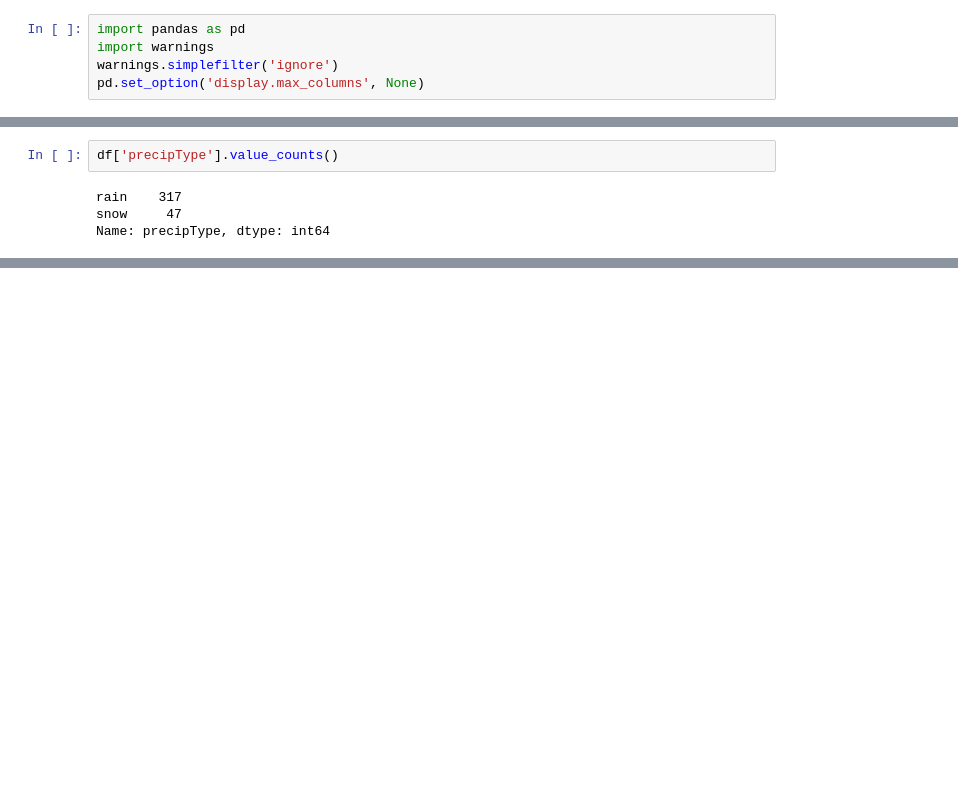
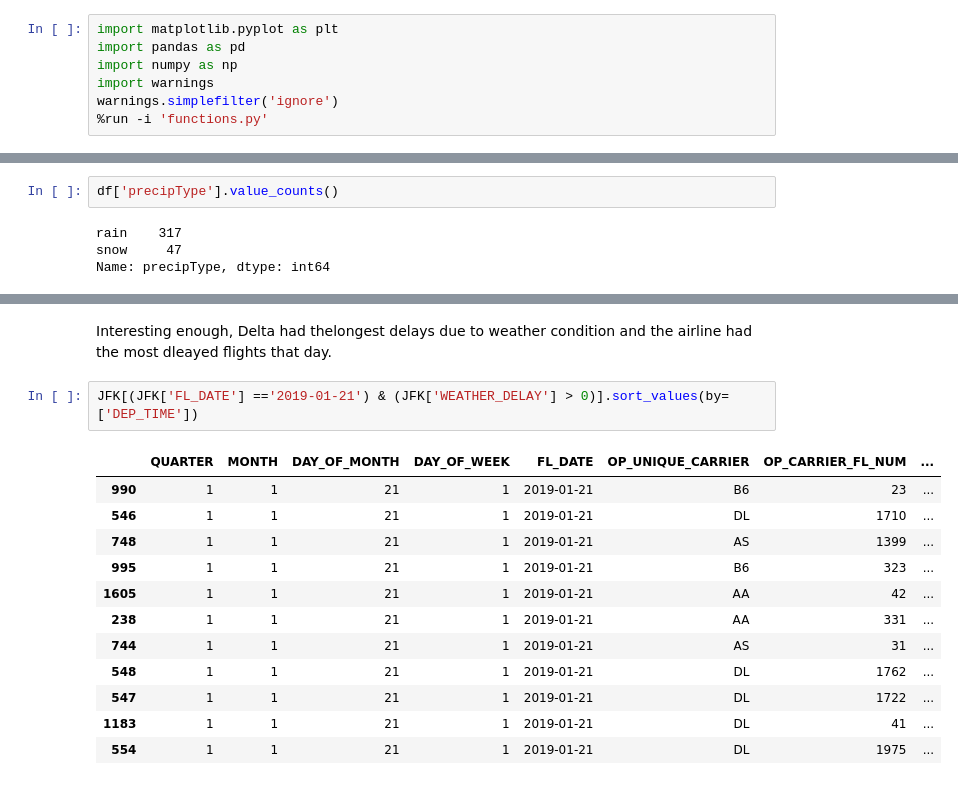
Before and after one commit to emilia329/Fly-High, a Jupyter notebook: JFKweathernotebook.ipynb, the cells around one changed output, grey strips where cells are left out. Drawn from its saved outputs; the diff is of its cells as text; blank space fills up the shorter version.

```diff
--- a/JFKweathernotebook.ipynb
+++ b/JFKweathernotebook.ipynb
@@ -1,5 +1,7 @@
 # %%
+import matplotlib.pyplot as plt
 import pandas as pd
+import numpy as np
 import warnings
 warnings.simplefilter('ignore')
-pd.set_option('display.max_columns', None)
+%run -i 'functions.py'
@@ -151,0 +149,17 @@ df1 = df1[cols]
+# %% [markdown]
+Interesting enough, Delta had thelongest delays due to weather condition and the airline had the most dleayed flights that day.
+# %%
+JFK[(JFK['FL_DATE'] =='2019-01-21') & (JFK['WEATHER_DELAY'] > 0)].sort_values(by=['DEP_TIME'])
+# %% [output]
+|  | QUARTER | MONTH | DAY_OF_MONTH | DAY_OF_WEEK | FL_DATE | OP_UNIQUE_CARRIER | OP_CARRIER_FL_NUM | ... |
+| 990 | 1 | 1 | 21 | 1 | 2019-01-21 | B6 | 23 | ... |
+| 546 | 1 | 1 | 21 | 1 | 2019-01-21 | DL | 1710 | ... |
+| 748 | 1 | 1 | 21 | 1 | 2019-01-21 | AS | 1399 | ... |
+| 995 | 1 | 1 | 21 | 1 | 2019-01-21 | B6 | 323 | ... |
+| 1605 | 1 | 1 | 21 | 1 | 2019-01-21 | AA | 42 | ... |
+| 238 | 1 | 1 | 21 | 1 | 2019-01-21 | AA | 331 | ... |
+| 744 | 1 | 1 | 21 | 1 | 2019-01-21 | AS | 31 | ... |
+| 548 | 1 | 1 | 21 | 1 | 2019-01-21 | DL | 1762 | ... |
+| 547 | 1 | 1 | 21 | 1 | 2019-01-21 | DL | 1722 | ... |
+| 1183 | 1 | 1 | 21 | 1 | 2019-01-21 | DL | 41 | ... |
+| 554 | 1 | 1 | 21 | 1 | 2019-01-21 | DL | 1975 | ... |
```
Also changed, not shown: parts of 63 cells of this notebook.
